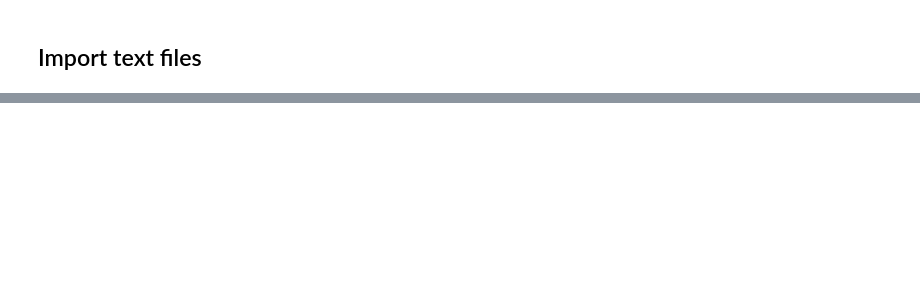
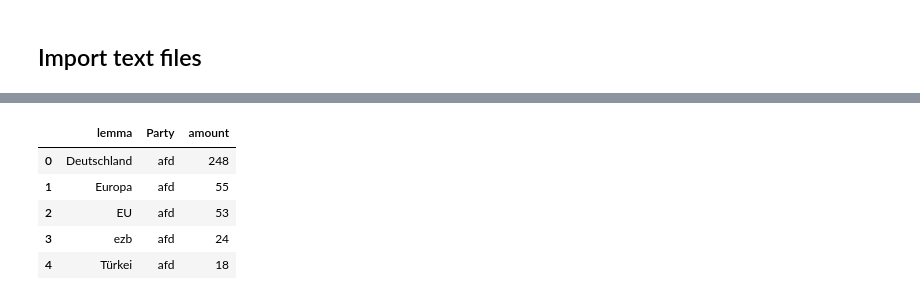
Before and after one commit to phisinger/wahlprogramm_analyse, a Jupyter notebook: notebooks/Quantitive_Analysis.ipynb, the cells around one changed output, grey strips where cells are left out. Saved outputs shown, nothing was run; the diff lists cells and outputs as text; code cells hidden in the pictures; blank space fills up the shorter version.

```diff
--- a/notebooks/Quantitive_Analysis.ipynb
+++ b/notebooks/Quantitive_Analysis.ipynb
@@ -26,0 +17,3 @@ for year in ["2013", "2017", "2021"]:
+# %%
+fh = FileHandler()
+text_data = fh.open_txt_files("clean")
@@ -95,0 +259,19 @@ ValueError: Value of 'y' is not the name of a column in 'data_frame'. Expected o
+# %%
+# Concatenate to one dataframe
+concatenated_df = pd.concat(slope_counts_dict_cmmn, axis=1)
+
+# Reset the index and create new columns
+temp_df = concatenated_df.reset_index()
+slope_df = temp_df.melt(id_vars=['index'], value_vars=temp_df.columns[1:], var_name='column name', value_name='count')
+
+# Rename columns
+slope_df.columns = ['lemma', 'Party', 'amount']
+
+slope_df.head()
+# %% [output]
+|  | lemma | Party | amount |
+| 0 | Deutschland | afd | 248 |
+| 1 | Europa | afd | 55 |
+| 2 | EU | afd | 53 |
+| 3 | ezb | afd | 24 |
+| 4 | Türkei | afd | 18 |
```
Also changed, not shown: parts of 24 cells of this notebook, 21 other files.
